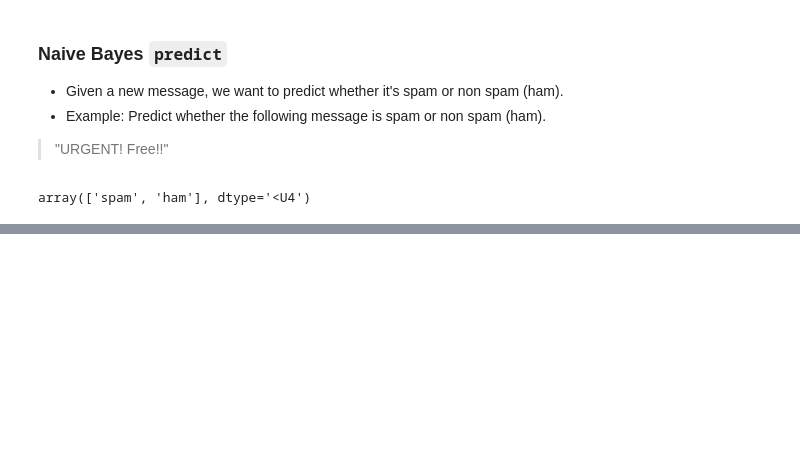
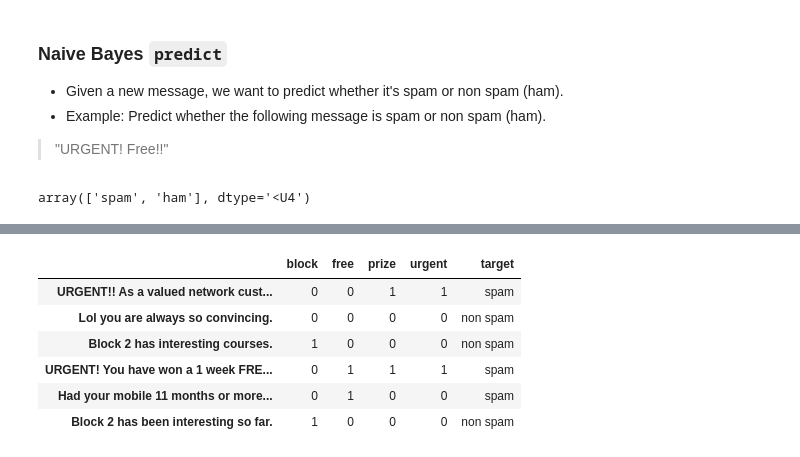
Before and after one commit to jcbain/lighthouse_lectures, a Jupyter notebook: data-science/w05d04_nb_svm/src/notebooks/naive_bayes.ipynb, the cells around one changed output, grey strips where cells are left out. Drawn from its saved outputs; the diff is of its cells as text; code cells hidden in the pictures; blank space fills up the shorter version.

```diff
--- a/data-science/w05d04_nb_svm/src/notebooks/naive_bayes.ipynb
+++ b/data-science/w05d04_nb_svm/src/notebooks/naive_bayes.ipynb
@@ -294,0 +389,10 @@ array(['spam', 'ham'], dtype='<U4')
+# %%
+train_bow_df
+# %% [output]
+|  | block | free | prize | urgent | target |
+| URGENT!! As a valued network cust... | 0 | 0 | 1 | 1 | spam |
+| Lol you are always so convincing. | 0 | 0 | 0 | 0 | non spam |
+| Block 2 has interesting courses. | 1 | 0 | 0 | 0 | non spam |
+| URGENT! You have won a 1 week FRE... | 0 | 1 | 1 | 1 | spam |
+| Had your mobile 11 months or more... | 0 | 1 | 0 | 0 | spam |
+| Block 2 has been interesting so far. | 1 | 0 | 0 | 0 | non spam |
```
Also changed, not shown: parts of 17 cells of this notebook.
